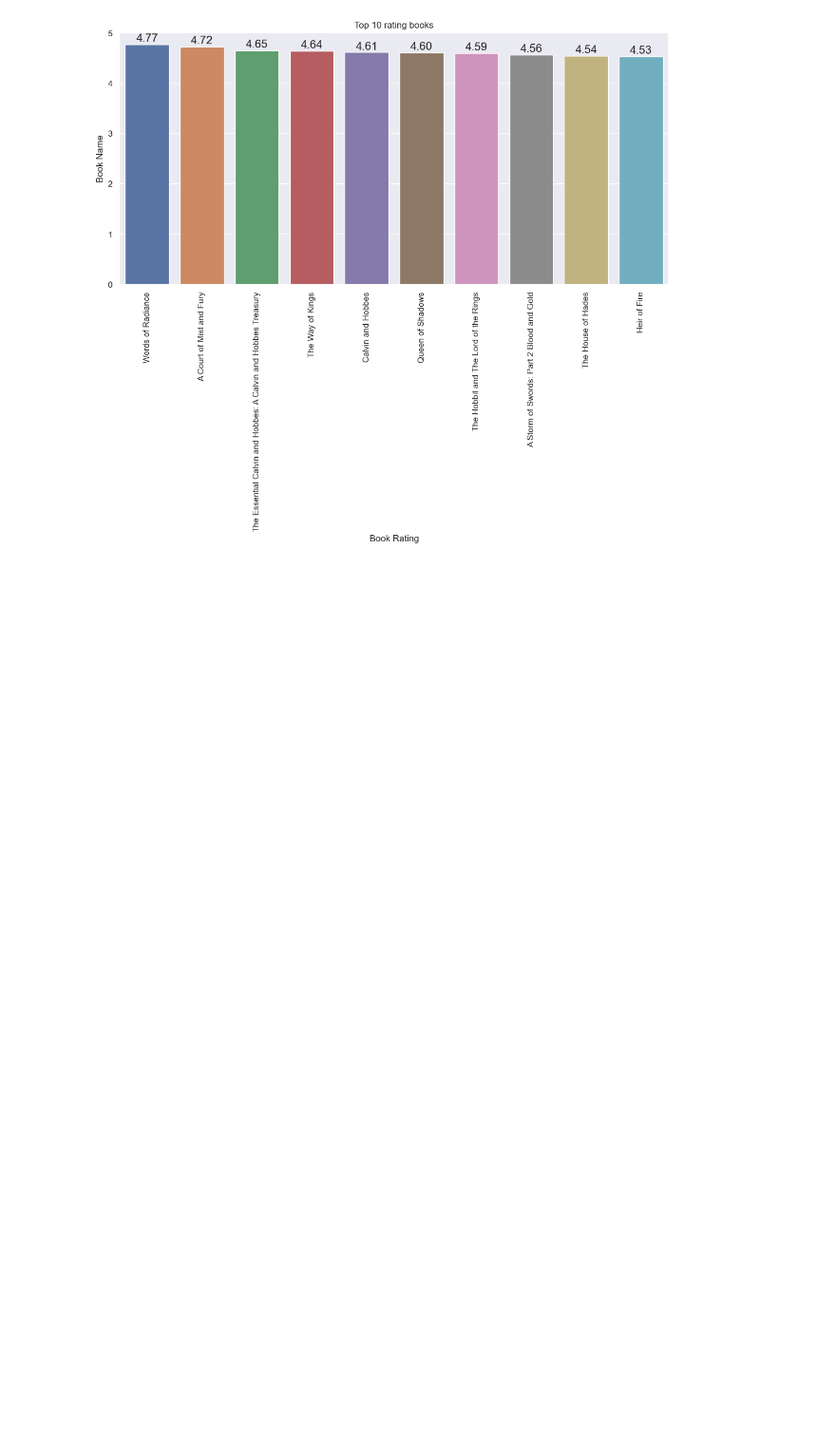
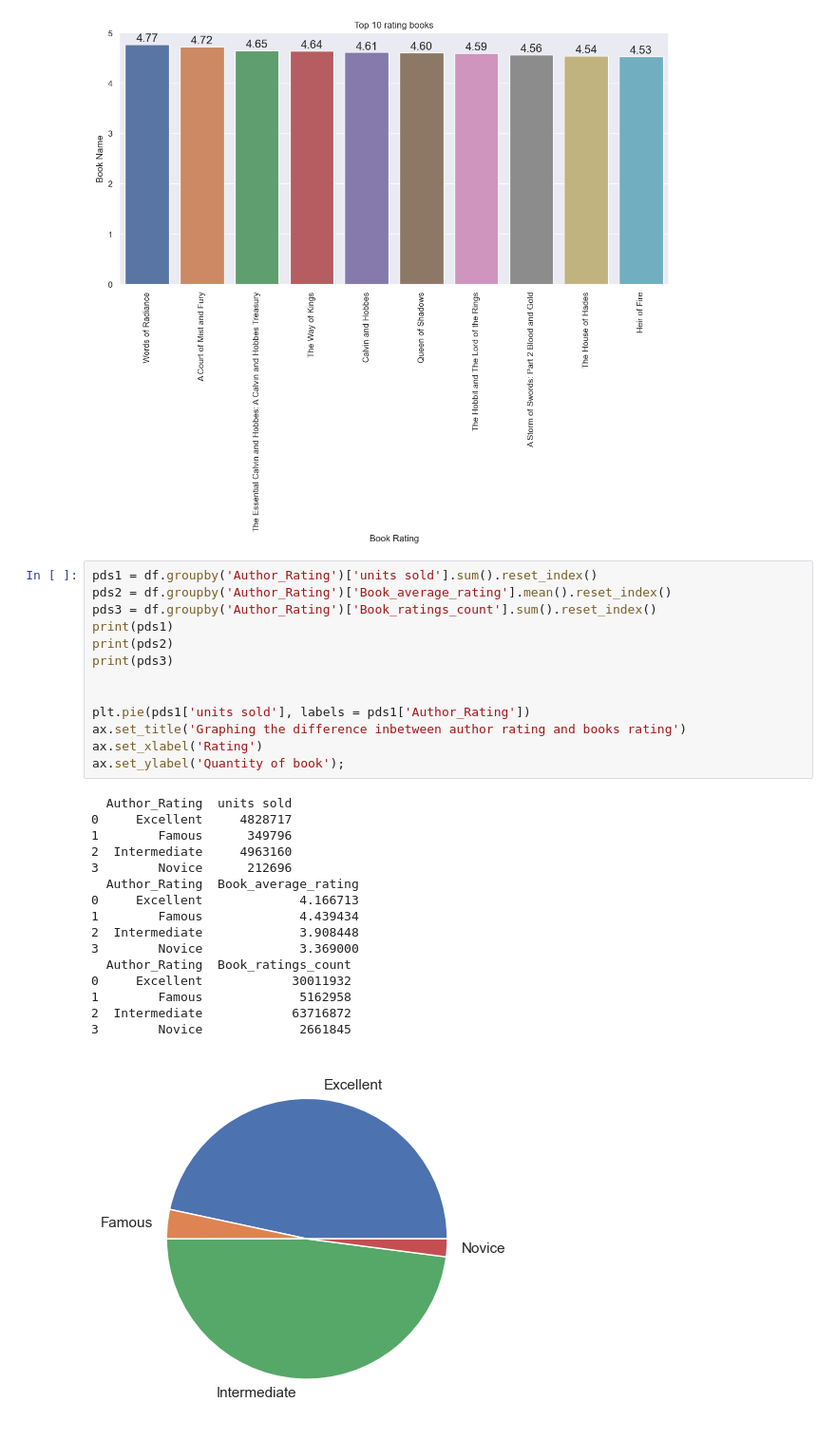
Before and after one commit to jesusbailbond/Books, a Jupyter notebook: Books Data.ipynb, the cells around one changed output. Shown at 95% size. Saved outputs shown, nothing was run; the diff lists cells and outputs as text; blank space fills up the shorter version.

```diff
--- a/Books Data.ipynb
+++ b/Books Data.ipynb
@@ -158,3 +181,33 @@ ax.set_xlabel('Book Rating')
 ax.set_ylabel('Book Name');
 # %% [output]
 [figure]
+# %%
+pds1 = df.groupby('Author_Rating')['units sold'].sum().reset_index()
+pds2 = df.groupby('Author_Rating')['Book_average_rating'].mean().reset_index()
+pds3 = df.groupby('Author_Rating')['Book_ratings_count'].sum().reset_index()
+print(pds1)
+print(pds2)
+print(pds3)
+
+
+plt.pie(pds1['units sold'], labels = pds1['Author_Rating'])
+ax.set_title('Graphing the difference inbetween author rating and books rating')
+ax.set_xlabel('Rating')
+ax.set_ylabel('Quantity of book');
+# %% [output]
+  Author_Rating  units sold
+0     Excellent     4828717
+1        Famous      349796
+2  Intermediate     4963160
+3        Novice      212696
+  Author_Rating  Book_average_rating
+0     Excellent             4.166713
+1        Famous             4.439434
+2  Intermediate             3.908448
+3        Novice             3.369000
+  Author_Rating  Book_ratings_count
+0     Excellent            30011932
+1        Famous             5162958
+2  Intermediate            63716872
+3        Novice             2661845
+[figure, added]
```
Also changed, not shown: parts of 22 cells of this notebook.
